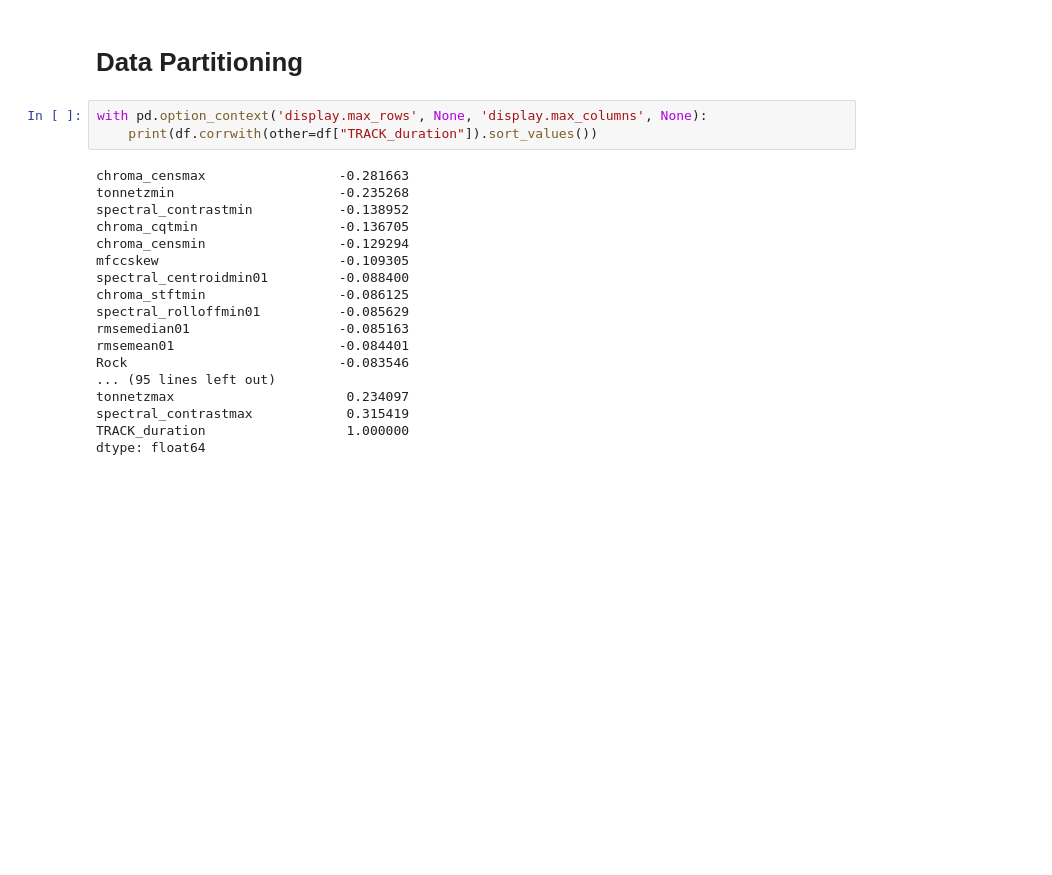
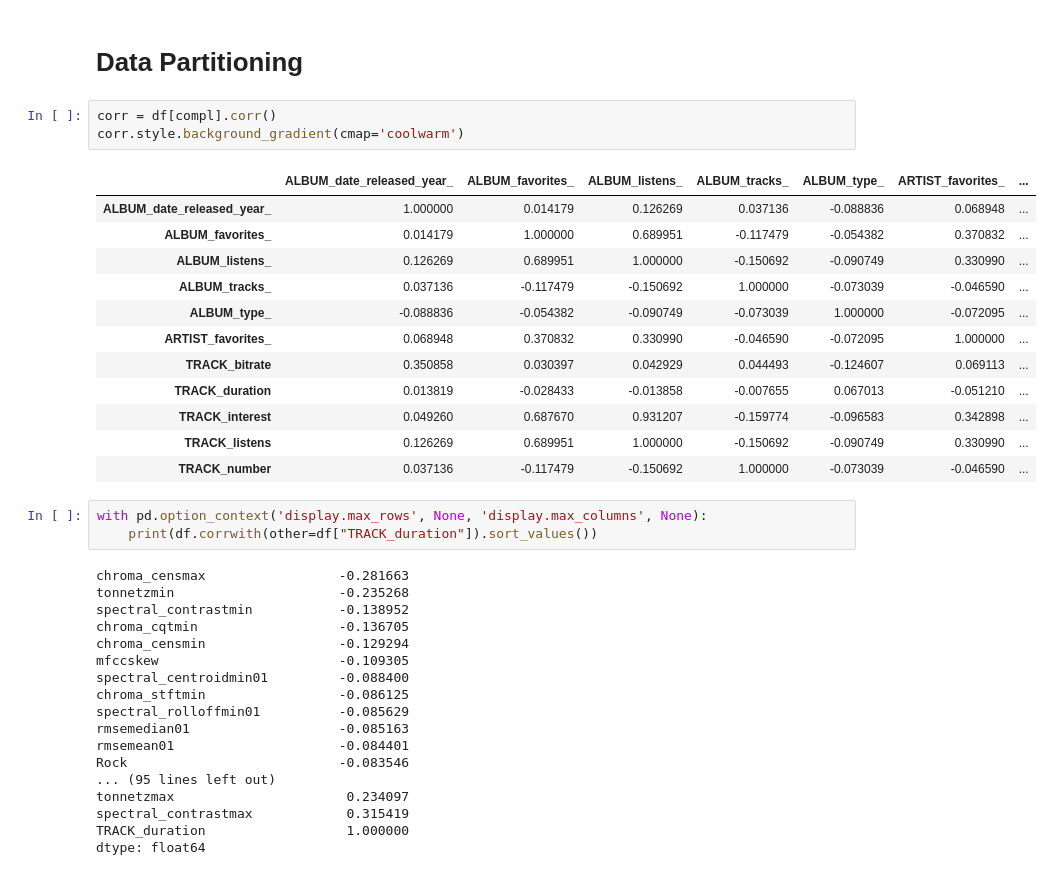
Before and after one commit to cri98li/Data-Mining-2-Project-ts-classification, a Jupyter notebook: Fase 2.3 (Regressione).ipynb, the cells around one changed output. Cells and saved outputs as stored; diff of their text form; blank space fills up the shorter version.

```diff
--- a/Fase 2.3 (Regressione).ipynb
+++ b/Fase 2.3 (Regressione).ipynb
@@ -215,5 +300,21 @@ for col in column2encode:
 # %% [markdown]
 # Data Partitioning
+# %%
+corr = df[compl].corr()
+corr.style.background_gradient(cmap='coolwarm')
+# %% [output]
+|  | ALBUM_date_released_year_ | ALBUM_favorites_ | ALBUM_listens_ | ALBUM_tracks_ | ALBUM_type_ | ARTIST_favorites_ | ... |
+| ALBUM_date_released_year_ | 1.000000 | 0.014179 | 0.126269 | 0.037136 | -0.088836 | 0.068948 | ... |
+| ALBUM_favorites_ | 0.014179 | 1.000000 | 0.689951 | -0.117479 | -0.054382 | 0.370832 | ... |
+| ALBUM_listens_ | 0.126269 | 0.689951 | 1.000000 | -0.150692 | -0.090749 | 0.330990 | ... |
+| ALBUM_tracks_ | 0.037136 | -0.117479 | -0.150692 | 1.000000 | -0.073039 | -0.046590 | ... |
+| ALBUM_type_ | -0.088836 | -0.054382 | -0.090749 | -0.073039 | 1.000000 | -0.072095 | ... |
+| ARTIST_favorites_ | 0.068948 | 0.370832 | 0.330990 | -0.046590 | -0.072095 | 1.000000 | ... |
+| TRACK_bitrate | 0.350858 | 0.030397 | 0.042929 | 0.044493 | -0.124607 | 0.069113 | ... |
+| TRACK_duration | 0.013819 | -0.028433 | -0.013858 | -0.007655 | 0.067013 | -0.051210 | ... |
+| TRACK_interest | 0.049260 | 0.687670 | 0.931207 | -0.159774 | -0.096583 | 0.342898 | ... |
+| TRACK_listens | 0.126269 | 0.689951 | 1.000000 | -0.150692 | -0.090749 | 0.330990 | ... |
+| TRACK_number | 0.037136 | -0.117479 | -0.150692 | 1.000000 | -0.073039 | -0.046590 | ... |
 # %%
 with pd.option_context('display.max_rows', None, 'display.max_columns', None):
     print(df.corrwith(other=df["TRACK_duration"]).sort_values())
```
Also changed, not shown: parts of 22 cells of this notebook, 1 other file.
